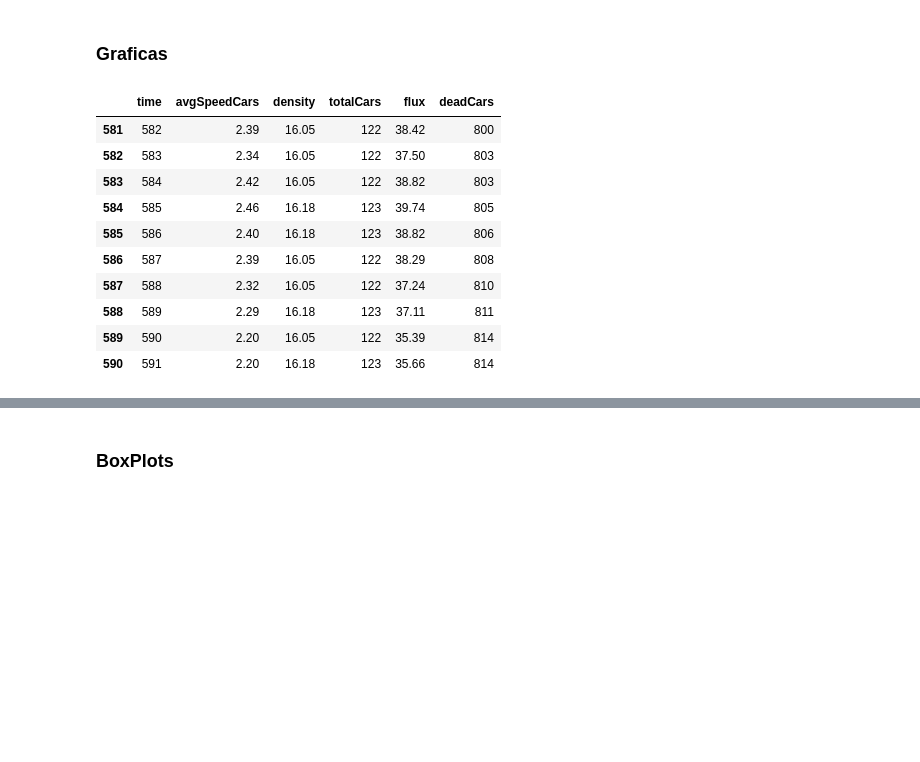
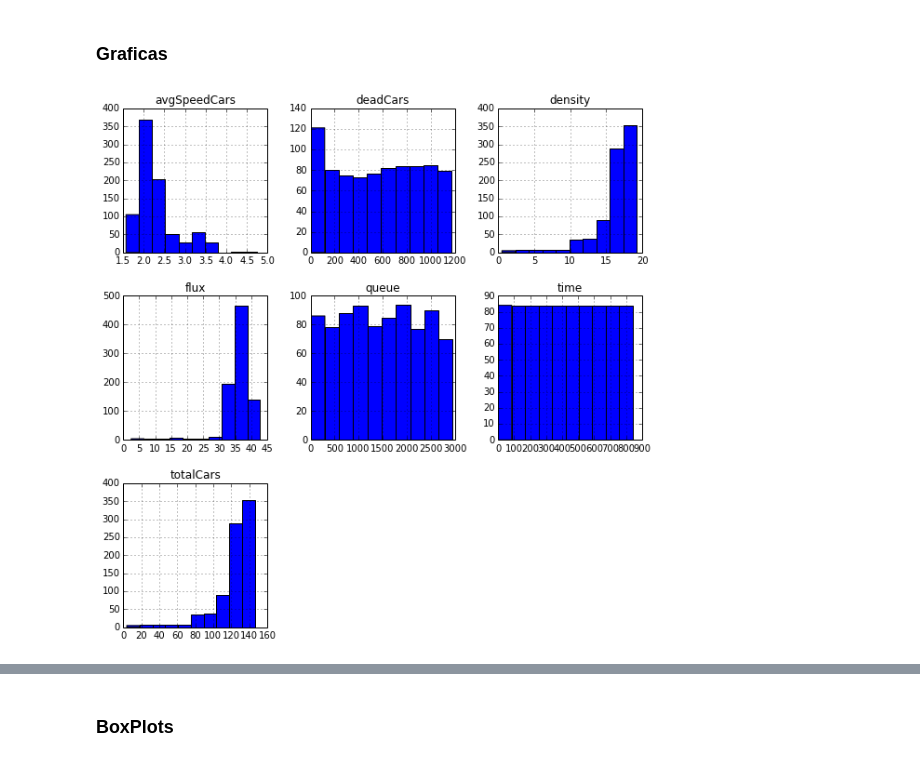
Before and after one commit to gusseppe/Nagel-Schreckenberg-simulation, a Jupyter notebook: datascience/Análisis de los resultados-multiLaneWithObstacle.ipynb, the cells around one changed output, grey strips where cells are left out. Cells and saved outputs as stored; diff of their text form; code cells hidden in the pictures; blank space fills up the shorter version.

```diff
--- a/datascience/Análisis de los resultados-multiLaneWithObstacle.ipynb
+++ b/datascience/Análisis de los resultados-multiLaneWithObstacle.ipynb
@@ -64,22 +64,11 @@ max    591.000         4.750  2119.000   18.290    139.000   41.450   814.000
 # %% [markdown]
 ### Graficas
 # %%
-data.hist()
+data.hist(figsize = (10, 10))
 plt.show()
+# %% [output]
+[figure, added]
 # %%
 #Se quita la columna tiempo
 #data.drop('time', axis=1, inplace=True)
 data.drop('queue', axis=1, inplace=True)
-data.tail(10)
-# %% [output]
-|  | time | avgSpeedCars | density | totalCars | flux | deadCars |
-| 581 | 582 | 2.39 | 16.05 | 122 | 38.42 | 800 |
-| 582 | 583 | 2.34 | 16.05 | 122 | 37.50 | 803 |
-| 583 | 584 | 2.42 | 16.05 | 122 | 38.82 | 803 |
-| 584 | 585 | 2.46 | 16.18 | 123 | 39.74 | 805 |
-| 585 | 586 | 2.40 | 16.18 | 123 | 38.82 | 806 |
-| 586 | 587 | 2.39 | 16.05 | 122 | 38.29 | 808 |
-| 587 | 588 | 2.32 | 16.05 | 122 | 37.24 | 810 |
-| 588 | 589 | 2.29 | 16.18 | 123 | 37.11 | 811 |
-| 589 | 590 | 2.20 | 16.05 | 122 | 35.39 | 814 |
-| 590 | 591 | 2.20 | 16.18 | 123 | 35.66 | 814 |
```
Also changed, not shown: parts of 9 cells of this notebook, 19 other files.
